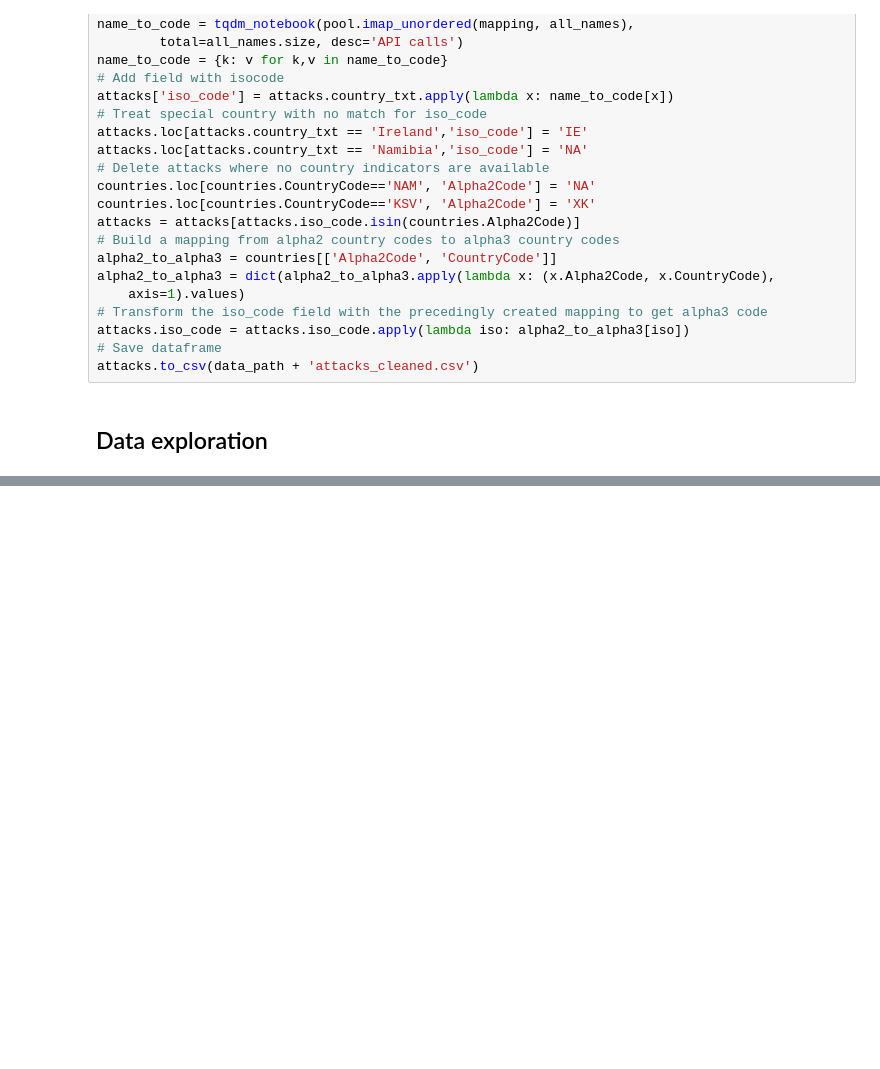
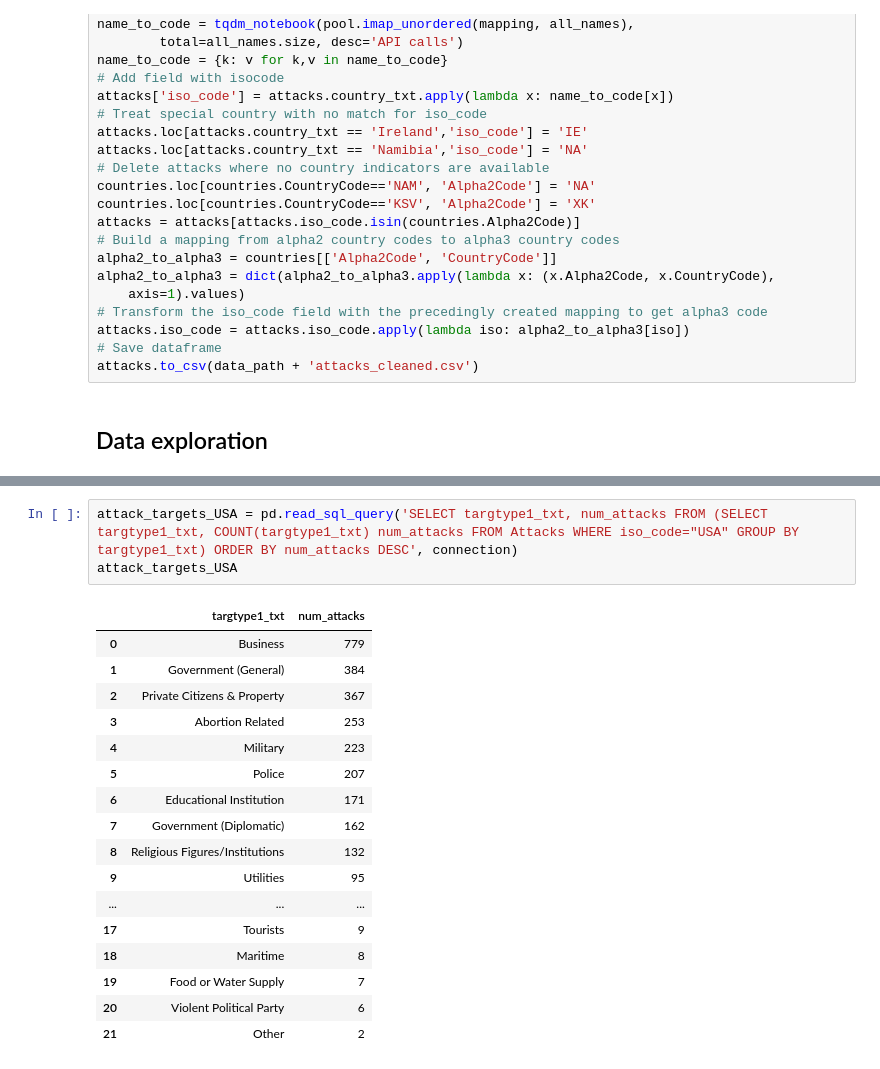
Before and after one commit to Timonzimm/CS-401, a Jupyter notebook: project/report/report.ipynb, the cells around one changed output, grey strips where cells are left out. Saved outputs shown, nothing was run; the diff lists cells and outputs as text; blank space fills up the shorter version.

```diff
--- a/project/report/report.ipynb
+++ b/project/report/report.ipynb
@@ -131,0 +184,21 @@ attacks.to_csv(data_path + 'attacks_cleaned.csv')
+# %%
+attack_targets_USA = pd.read_sql_query('SELECT targtype1_txt, num_attacks FROM (SELECT targtype1_txt, COUNT(targtype1_txt) num_attacks FROM Attacks WHERE iso_code="USA" GROUP BY targtype1_txt) ORDER BY num_attacks DESC', connection)
+attack_targets_USA
+# %% [output]
+|  | targtype1_txt | num_attacks |
+| 0 | Business | 779 |
+| 1 | Government (General) | 384 |
+| 2 | Private Citizens & Property | 367 |
+| 3 | Abortion Related | 253 |
+| 4 | Military | 223 |
+| 5 | Police | 207 |
+| 6 | Educational Institution | 171 |
+| 7 | Government (Diplomatic) | 162 |
+| 8 | Religious Figures/Institutions | 132 |
+| 9 | Utilities | 95 |
+| ... | ... | ... |
+| 17 | Tourists | 9 |
+| 18 | Maritime | 8 |
+| 19 | Food or Water Supply | 7 |
+| 20 | Violent Political Party | 6 |
+| 21 | Other | 2 |
```
Also changed, not shown: parts of 5 cells of this notebook.
